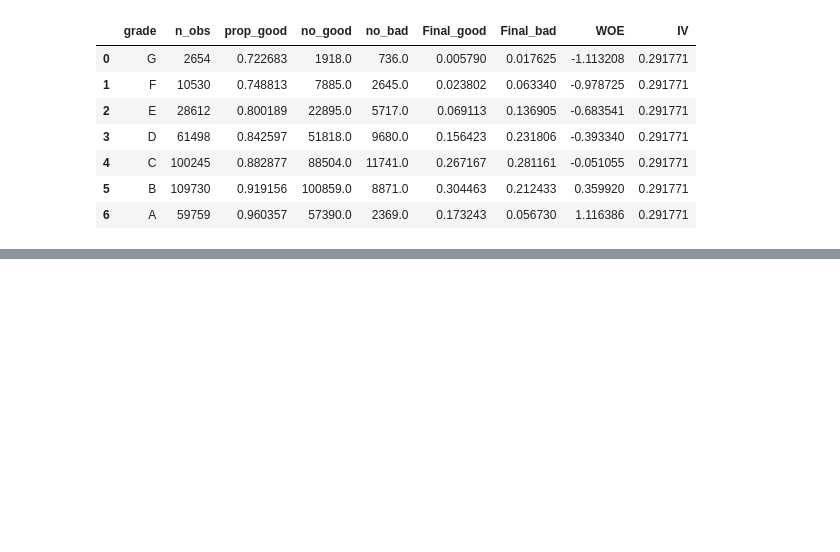
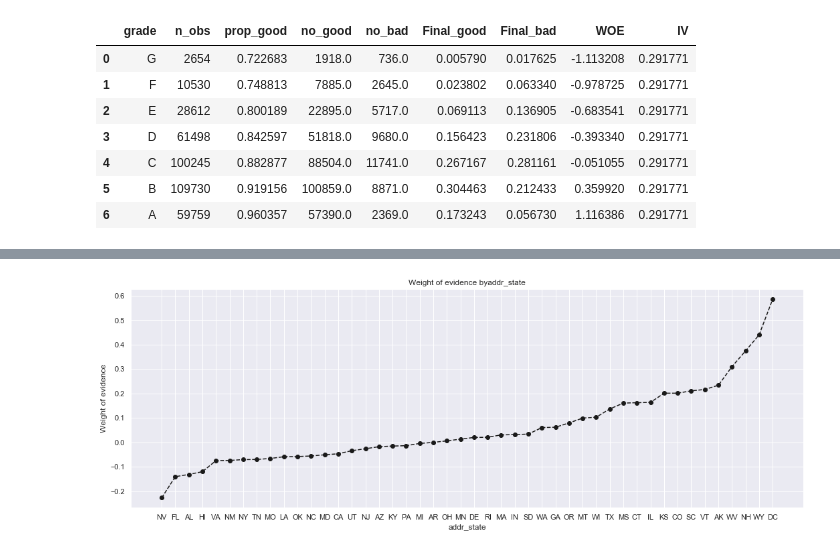
Before and after one commit to BAGLAT/Credit-Risk-Modeling, a Jupyter notebook: Credit Risk Modeling.ipynb, the cells around one changed output, grey strips where cells are left out. Drawn from its saved outputs; the diff is of its cells as text; code cells hidden in the pictures; blank space fills up the shorter version.

```diff
--- a/Credit Risk Modeling.ipynb
+++ b/Credit Risk Modeling.ipynb
@@ -818,0 +940,4 @@ df_temp
+# %%
+plot_by_woe(df_addr_state.iloc[2:-2,:])
+# %% [output]
+[figure, added]
```
Also changed, not shown: parts of 33 cells of this notebook.
